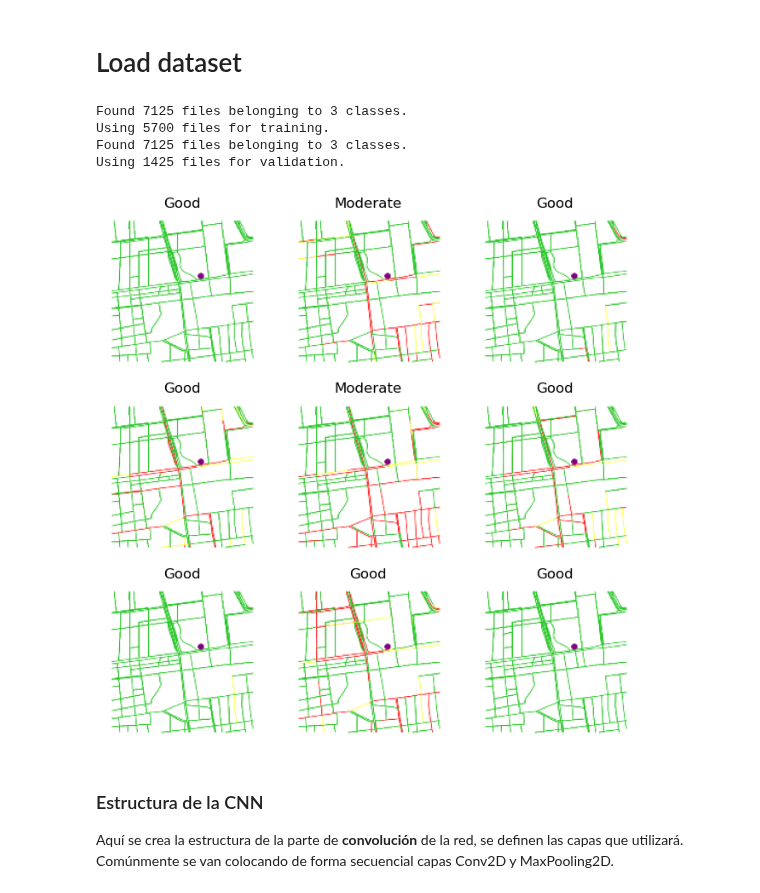
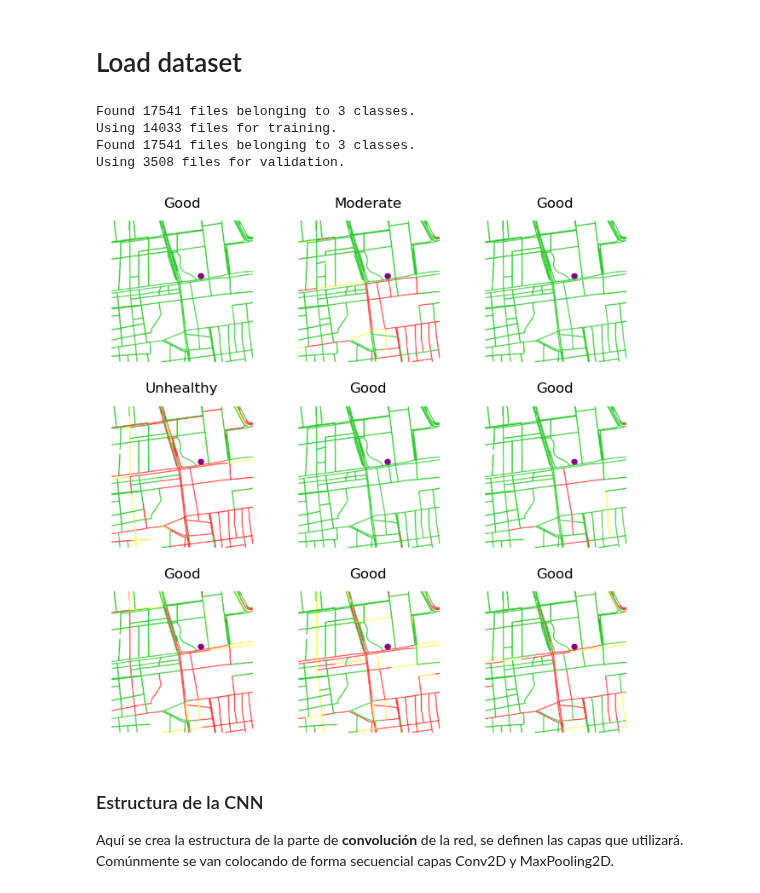
Before and after one commit to vlegaria/air_pollution, a Jupyter notebook: models_train/CNN_tomtom_images.ipynb, the cells around one changed output. Saved outputs shown, nothing was run; the diff lists cells and outputs as text; code cells hidden in the pictures.

```diff
--- a/models_train/CNN_tomtom_images.ipynb
+++ b/models_train/CNN_tomtom_images.ipynb
@@ -17,37 +96,37 @@ data_dir = r"C:\Users\valer\Documents\CIC\doctorado\air_pollution\traffic_flow\v
 # %%
 BATCH_SIZE = 24
-IMG_SIZE = (150, 150)
+IMG_SIZE = (250, 250)
 
 train_dataset = tf.keras.utils.image_dataset_from_directory(data_dir,
-                                                            validation_split=0.2,
-                                                            subset="training",
-                                                            seed=42,
-                                                            batch_size=BATCH_SIZE,
-                                                            image_size=IMG_SIZE)
+															validation_split=0.2,
+															subset="training",
+															seed=42,
+															batch_size=BATCH_SIZE,
+															image_size=IMG_SIZE)
 
 validation_dataset = tf.keras.utils.image_dataset_from_directory(data_dir,
-                                                            validation_split=0.2,
-                                                            subset="validation",
-                                                            seed=42,
-                                                            batch_size=BATCH_SIZE,
-                                                            image_size=IMG_SIZE)
+															validation_split=0.2,
+															subset="validation",
+															seed=42,
+															batch_size=BATCH_SIZE,
+															image_size=IMG_SIZE)
 
 class_names = train_dataset.class_names
 # %% [output]
-Found 7125 files belonging to 3 classes.
-Using 5700 files for training.
-Found 7125 files belonging to 3 classes.
-Using 1425 files for validation.
+Found 17541 files belonging to 3 classes.
+Using 14033 files for training.
+Found 17541 files belonging to 3 classes.
+Using 3508 files for validation.
 # %%
 plt.figure(figsize=(8, 8))
-for images, labels in train_dataset.take(1):
-  for i in range(9):
-    ax = plt.subplot(3, 3, i + 1)
-    plt.imshow(images[i].numpy().astype("uint8"))
-    plt.title(class_names[labels[i]])
-    plt.axis("off")
+for images, labels in train_dataset.take(2):
+	for i in range(9):
+		ax = plt.subplot(3, 3, i + 1)
+		plt.imshow(images[i].numpy().astype("uint8"))
+		plt.title(class_names[labels[i]])
+		plt.axis("off")
 # %% [output]
-[figure, old version]
+[figure, new version]
 # %% [markdown]
 ### Estructura de la CNN
 Aquí se crea la estructura de la parte de **convolución** de la red, se definen las capas que utilizará. Comúnmente se van colocando de forma secuencial capas Conv2D y MaxPooling2D.
```
Also changed, not shown: parts of 38 cells of this notebook, 15 other files.
